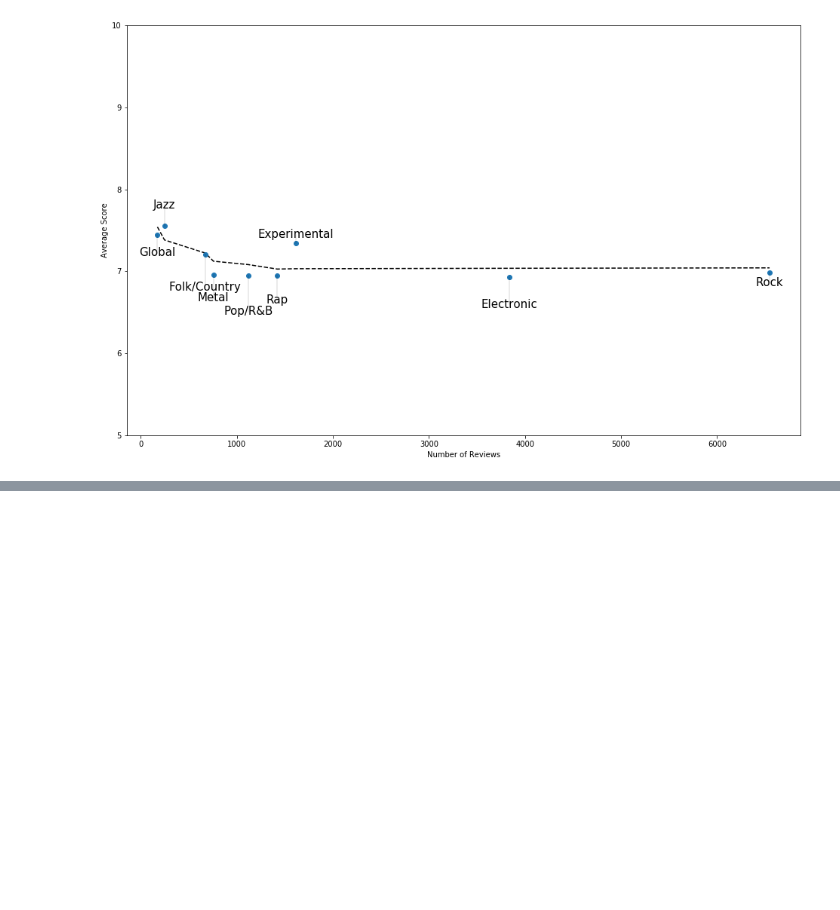
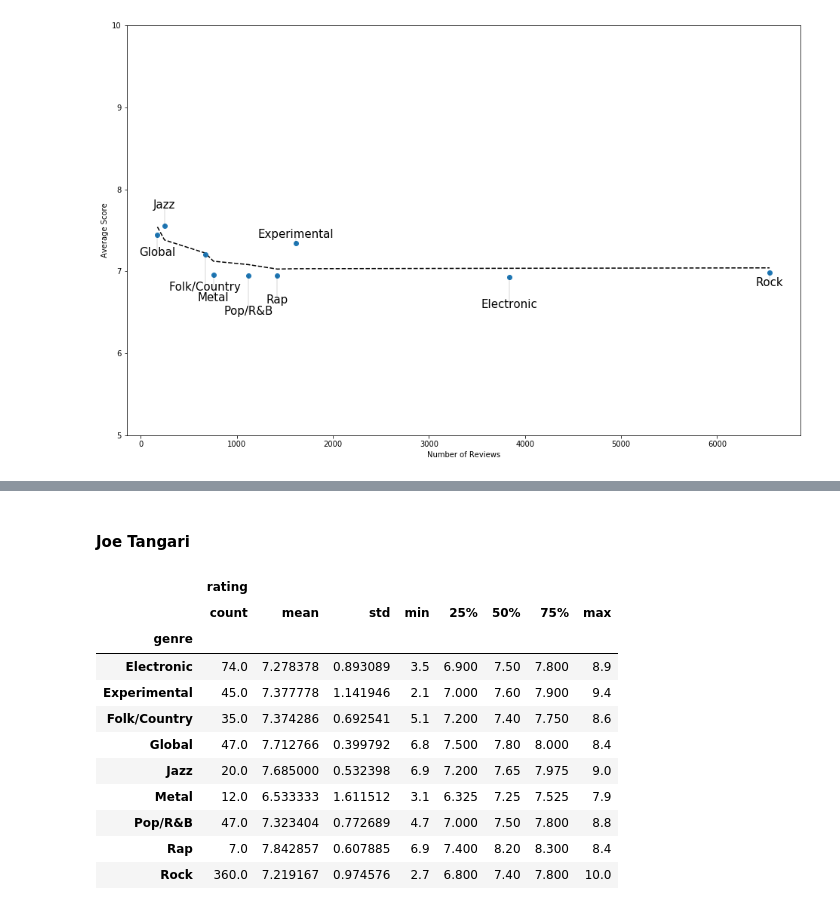
Before and after one commit to cfabian/pitchviews, a Jupyter notebook: numerical_analyses/score-exploration.ipynb, the cells around one changed output, grey strips where cells are left out. Saved outputs shown, nothing was run; the diff lists cells and outputs as text; code cells hidden in the pictures; blank space fills up the shorter version.

```diff
--- a/numerical_analyses/score-exploration.ipynb
+++ b/numerical_analyses/score-exploration.ipynb
@@ -225,0 +310,18 @@ plt.show()
+# %% [markdown]
+#### Joe Tangari
+# %%
+ian  = datatable.loc[datatable['authorName'] ==  'Joe Tangari']
+ian.groupby('genre').describe()
+# %% [output]
+|  | rating |  |  |  |  |  |  |  |
+|  | count | mean | std | min | 25% | 50% | 75% | max |
+| genre |  |  |  |  |  |  |  |  |
+| Electronic | 74.0 | 7.278378 | 0.893089 | 3.5 | 6.900 | 7.50 | 7.800 | 8.9 |
+| Experimental | 45.0 | 7.377778 | 1.141946 | 2.1 | 7.000 | 7.60 | 7.900 | 9.4 |
+| Folk/Country | 35.0 | 7.374286 | 0.692541 | 5.1 | 7.200 | 7.40 | 7.750 | 8.6 |
+| Global | 47.0 | 7.712766 | 0.399792 | 6.8 | 7.500 | 7.80 | 8.000 | 8.4 |
+| Jazz | 20.0 | 7.685000 | 0.532398 | 6.9 | 7.200 | 7.65 | 7.975 | 9.0 |
+| Metal | 12.0 | 6.533333 | 1.611512 | 3.1 | 6.325 | 7.25 | 7.525 | 7.9 |
+| Pop/R&B | 47.0 | 7.323404 | 0.772689 | 4.7 | 7.000 | 7.50 | 7.800 | 8.8 |
+| Rap | 7.0 | 7.842857 | 0.607885 | 6.9 | 7.400 | 8.20 | 8.300 | 8.4 |
+| Rock | 360.0 | 7.219167 | 0.974576 | 2.7 | 6.800 | 7.40 | 7.800 | 10.0 |
```
Also changed, not shown: parts of 13 cells of this notebook.
